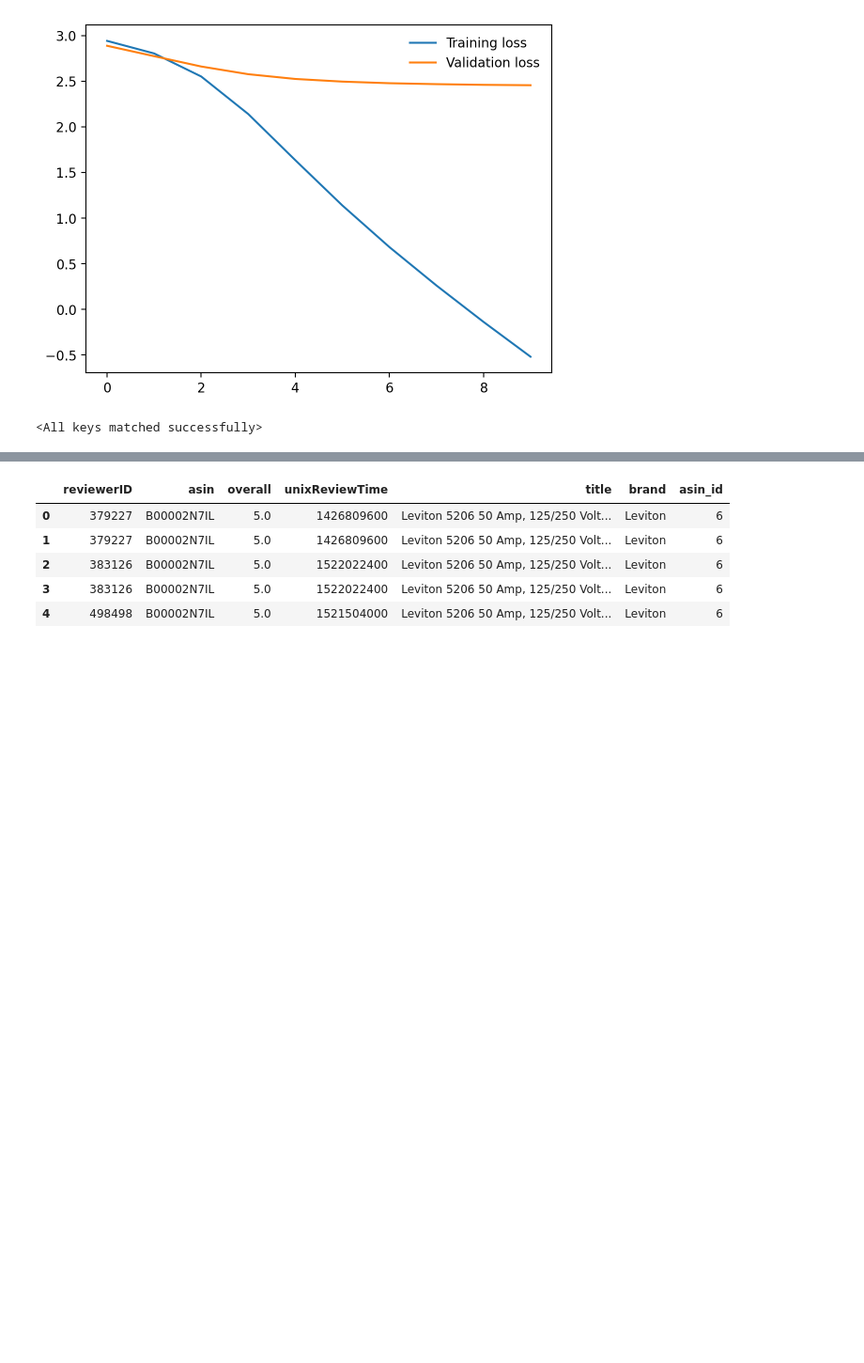
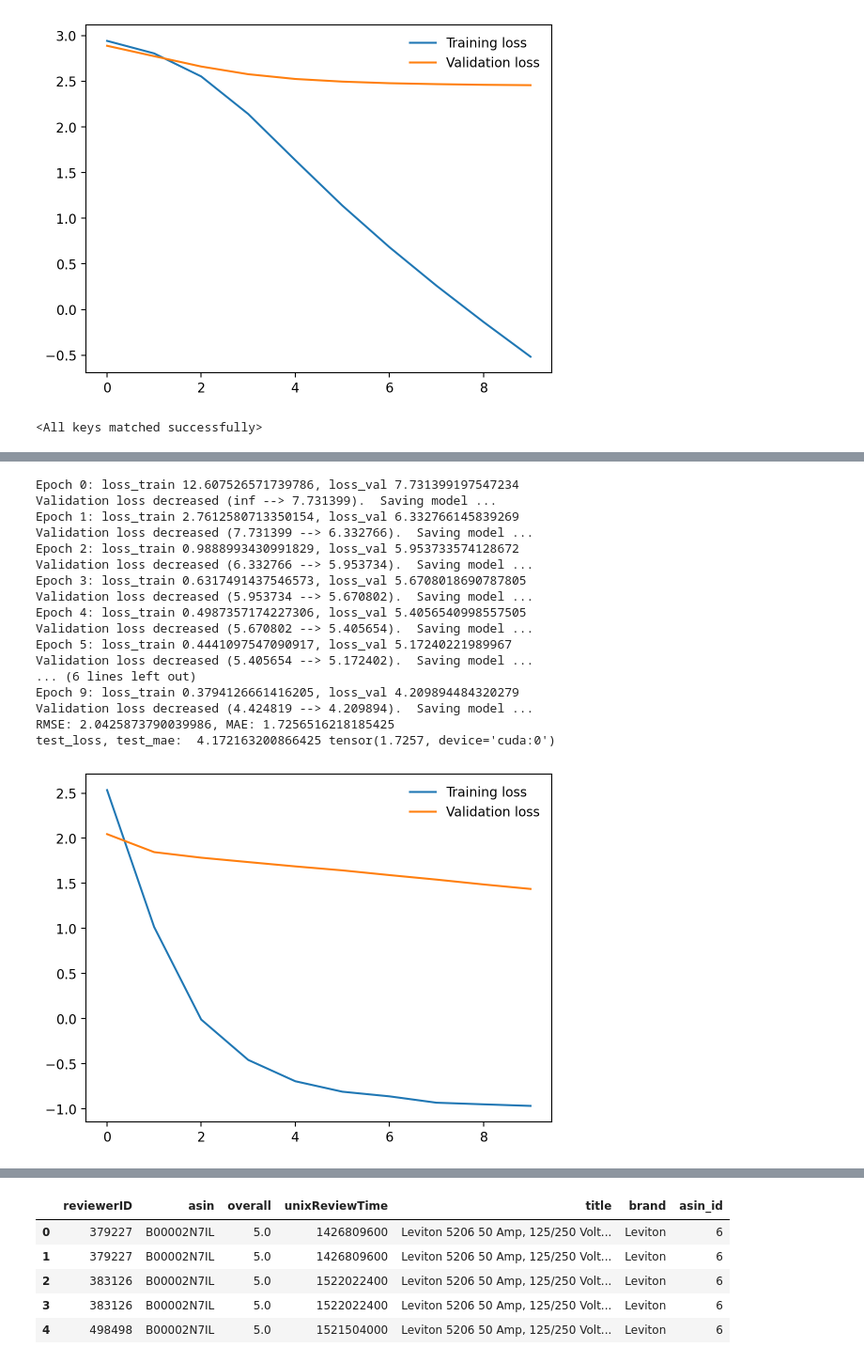
Before and after one commit to dhruv1220/Product-Recommendation-System, a Jupyter notebook: Product_Recommendation_System.ipynb, the cells around one changed output, grey strips where cells are left out. Shown at 94% size. Cells and saved outputs as stored; diff of their text form; code cells hidden in the pictures; blank space fills up the shorter version.

```diff
--- a/Product_Recommendation_System.ipynb
+++ b/Product_Recommendation_System.ipynb
@@ -527,0 +562,33 @@ test_loss, test_mae:  11.617837946565164 tensor(3.0565, device='cuda:0')
+# %%
+# trial: 4
+model = FactorizationModel(embedding_dim=32,
+                                   n_iter=10,
+                                   learning_rate=0.01,
+                                   l2=2e-8,
+                                   num_users=total_user_id,
+                                   num_items=total_item_id)
+train_losses,valid_losses,valid_maes =model.fit(train_dataloader,val_dataloader)
+plt.plot(np.log(train_losses), label='Training loss')
+plt.plot(np.log(valid_losses), label='Validation loss')
+plt.legend(frameon=False)
+test_loss, test_mae = model.test(test_dataloader,True)
+print("test_loss, test_mae: ", test_loss, test_mae)
+# %% [output]
+Epoch 0: loss_train 12.607526571739786, loss_val 7.731399197547234
+Validation loss decreased (inf --> 7.731399).  Saving model ...
+Epoch 1: loss_train 2.7612580713350154, loss_val 6.332766145839269
+Validation loss decreased (7.731399 --> 6.332766).  Saving model ...
+Epoch 2: loss_train 0.9888993430991829, loss_val 5.953733574128672
+Validation loss decreased (6.332766 --> 5.953734).  Saving model ...
+Epoch 3: loss_train 0.6317491437546573, loss_val 5.6708018690787805
+Validation loss decreased (5.953734 --> 5.670802).  Saving model ...
+Epoch 4: loss_train 0.4987357174227306, loss_val 5.4056540998557505
+Validation loss decreased (5.670802 --> 5.405654).  Saving model ...
+Epoch 5: loss_train 0.4441097547090917, loss_val 5.17240221989967
+Validation loss decreased (5.405654 --> 5.172402).  Saving model ...
+... (6 lines left out)
+Epoch 9: loss_train 0.3794126661416205, loss_val 4.209894484320279
+Validation loss decreased (4.424819 --> 4.209894).  Saving model ...
+RMSE: 2.0425873790039986, MAE: 1.7256516218185425
+test_loss, test_mae:  4.172163200866425 tensor(1.7257, device='cuda:0')
+[figure, added]
```
Also changed, not shown: parts of 23 cells of this notebook.
